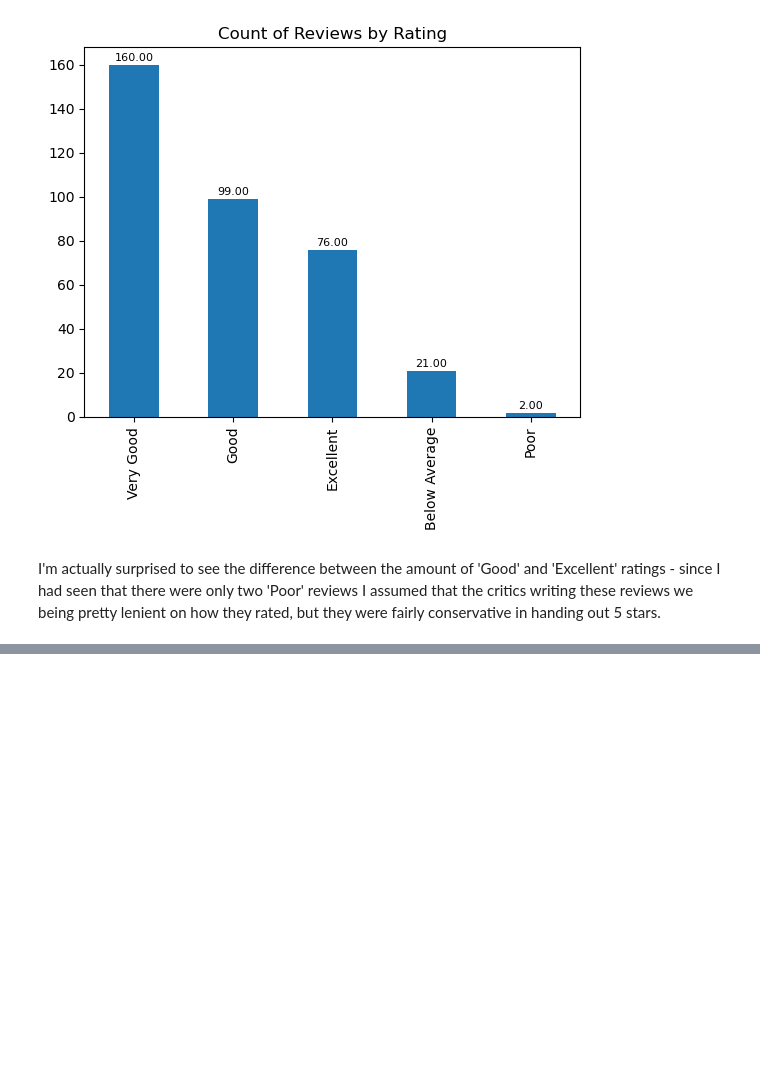
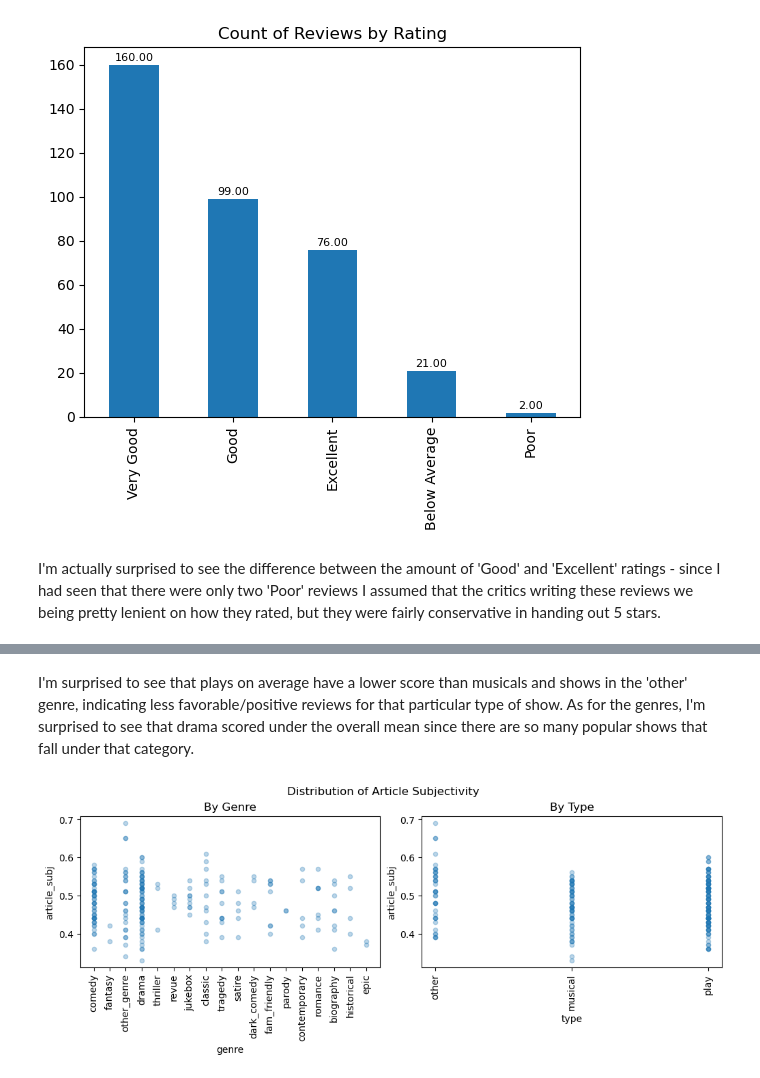
Before and after one commit to kai-tama/Capstone-3, a Jupyter notebook: Notebooks/EDA and Preprocessing.ipynb, the cells around one changed output, grey strips where cells are left out. Saved outputs shown, nothing was run; the diff lists cells and outputs as text; code cells hidden in the pictures; blank space fills up the shorter version.

```diff
--- a/Notebooks/EDA and Preprocessing.ipynb
+++ b/Notebooks/EDA and Preprocessing.ipynb
@@ -1307,0 +741,14 @@ Several of these aren't very informative as there is only one type of show with
+# %% [markdown]
+I'm surprised to see that plays on average have a lower score than musicals and shows in the 'other' genre, indicating less favorable/positive reviews for that particular type of show. As for the genres, I'm surprised to see that drama scored under the overall mean since there are so many popular shows that fall under that category.
+# %%
+fig, axs = plt.subplots(1,2, figsize=(10,4), layout='constrained')
+fig.suptitle('Distribution of Article Subjectivity')
+
+matched_df.plot(x='genre', y='article_subj', kind='scatter', alpha=0.3, title='By Genre', ax=axs[0])
+matched_df.plot(x='type', y='article_subj', kind='scatter', alpha=0.3, title='By Type', ax=axs[1])
+
+for ax in axs:
+    ax.set_xticklabels(ax.get_xticklabels(), rotation=90)
+plt.show()
+# %% [output]
+[figure, added]
```
Also changed, not shown: parts of 180 cells of this notebook, 1 other file.
